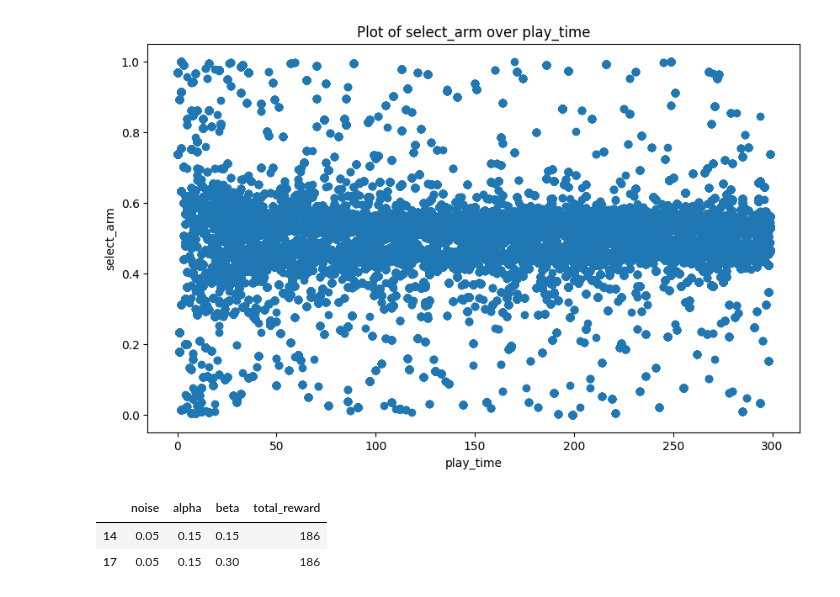
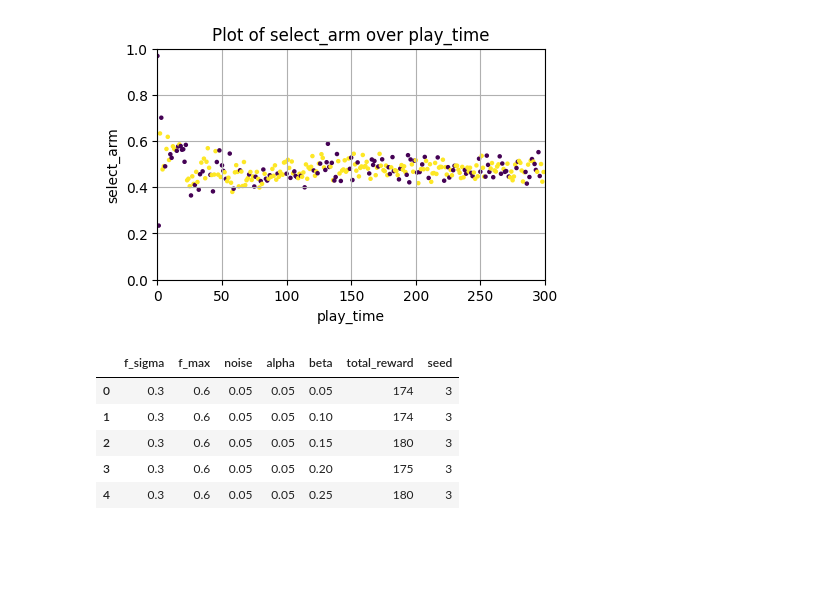
Before and after one commit to taikicoco/gauusian_process_bandit, a Jupyter notebook: app/bandit/results/plot.ipynb, the cells around one changed output. Drawn from its saved outputs; the diff is of its cells as text; code cells hidden in the pictures; blank space fills up the shorter version.

```diff
--- a/app/bandit/results/plot.ipynb
+++ b/app/bandit/results/plot.ipynb
@@ -129,19 +120,22 @@ r_df = f_df[['play_time', 'select_arm', 'reward']]
 # %%
-import matplotlib.pyplot as plt
-
-plt.figure(figsize=(10,6))
-plt.scatter(df['play_time'], df['select_arm'], marker='o')
+plt.figure(figsize=(5,3))
+plt.scatter(r_df['play_time'], r_df['select_arm'], s=5, c=r_df['reward'])
 plt.xlabel('play_time')
 plt.ylabel('select_arm')
 plt.title('Plot of select_arm over play_time')
+plt.xlim(0,len(r_df['play_time']))
+plt.ylim(0,1)
+plt.grid()
 plt.show()
 # %% [output]
-[figure, old version]
+[figure, new version]
-# %%
-max_reward = df_subset['total_reward'].max()
-max_reward_records = df_subset[df_subset['total_reward'] == max_reward]
-max_reward_records
-# %% [output]
-|  | noise | alpha | beta | total_reward |
-| 14 | 0.05 | 0.15 | 0.15 | 186 |
-| 17 | 0.05 | 0.15 | 0.30 | 186 |
+# %%
+df2 = pd.read_csv('./csv/gp_ucb/gp_ucb_2.csv')
+df2.head()
+# %% [output]
+|  | f_sigma | f_max | noise | alpha | beta | total_reward | seed |
+| 0 | 0.3 | 0.6 | 0.05 | 0.05 | 0.05 | 174 | 3 |
+| 1 | 0.3 | 0.6 | 0.05 | 0.05 | 0.10 | 174 | 3 |
+| 2 | 0.3 | 0.6 | 0.05 | 0.05 | 0.15 | 180 | 3 |
+| 3 | 0.3 | 0.6 | 0.05 | 0.05 | 0.20 | 175 | 3 |
+| 4 | 0.3 | 0.6 | 0.05 | 0.05 | 0.25 | 180 | 3 |
```
Also changed, not shown: parts of 13 cells of this notebook, 3 other files.
